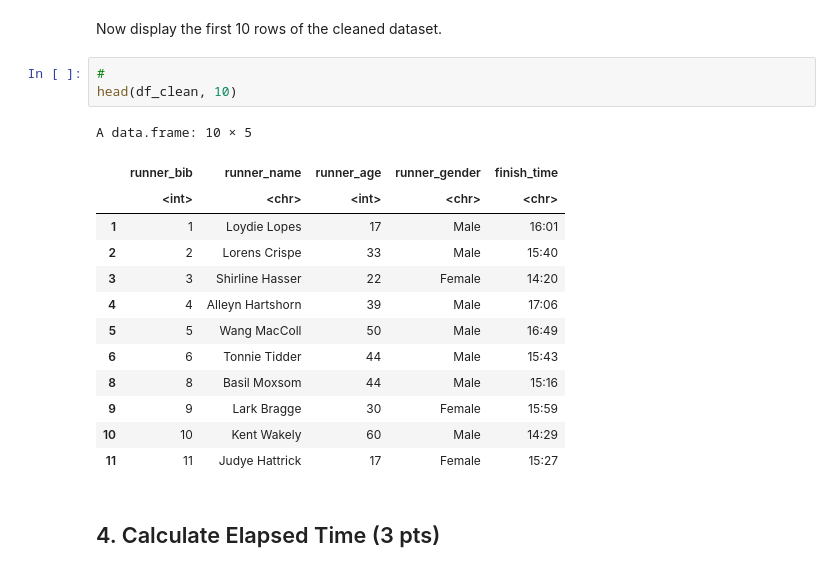
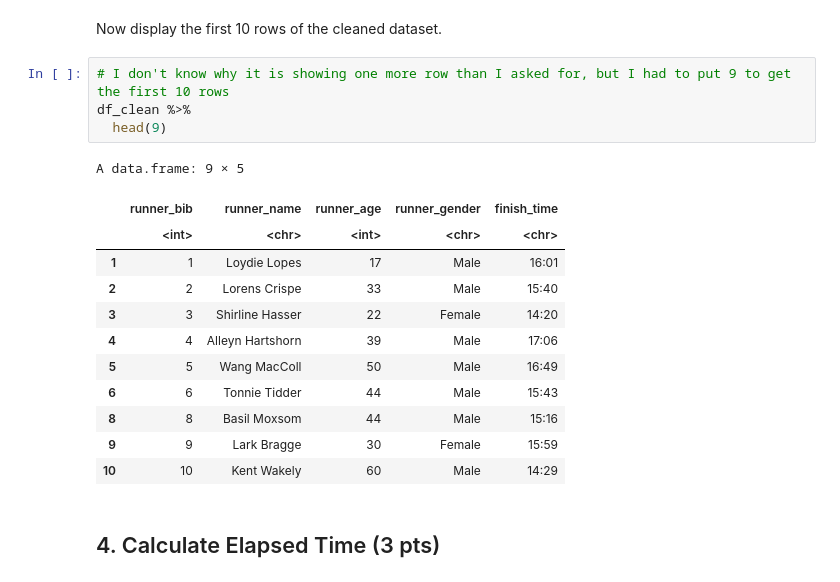
Before and after one commit to EmujinBat/ds1002-kfm8nx, a Jupyter notebook: Copy_of_lab2_race_results.ipynb, the cells around one changed output. Saved outputs shown, nothing was run; the diff lists cells and outputs as text.

```diff
--- a/Copy_of_lab2_race_results.ipynb
+++ b/Copy_of_lab2_race_results.ipynb
@@ -68,23 +79,23 @@ df2[df2==""] <- NA
 df_clean <- na.omit(df2)
 # %% [markdown]
 Now display the first 10 rows of the cleaned dataset.
-# %%
-#
-head(df_clean, 10)
-# %% [output]
-A data.frame: 10 × 5
-|  | runner_bib | runner_name | runner_age | runner_gender | finish_time |
-|  | <int> | <chr> | <int> | <chr> | <chr> |
-| 1 | 1 | Loydie Lopes | 17 | Male | 16:01 |
-| 2 | 2 | Lorens Crispe | 33 | Male | 15:40 |
-| 3 | 3 | Shirline Hasser | 22 | Female | 14:20 |
-| 4 | 4 | Alleyn Hartshorn | 39 | Male | 17:06 |
-| 5 | 5 | Wang MacColl | 50 | Male | 16:49 |
-| 6 | 6 | Tonnie Tidder | 44 | Male | 15:43 |
-| 8 | 8 | Basil Moxsom | 44 | Male | 15:16 |
-| 9 | 9 | Lark Bragge | 30 | Female | 15:59 |
-| 10 | 10 | Kent Wakely | 60 | Male | 14:29 |
-| 11 | 11 | Judye Hattrick | 17 | Female | 15:27 |
+# %%
+# I don't know why it is showing one more row than I asked for, but I had to put 9 to get the first 10 rows
+df_clean %>%
+  head(9)
+# %% [output]
+A data.frame: 9 × 5
+|  | runner_bib | runner_name | runner_age | runner_gender | finish_time |
+|  | <int> | <chr> | <int> | <chr> | <chr> |
+| 1 | 1 | Loydie Lopes | 17 | Male | 16:01 |
+| 2 | 2 | Lorens Crispe | 33 | Male | 15:40 |
+| 3 | 3 | Shirline Hasser | 22 | Female | 14:20 |
+| 4 | 4 | Alleyn Hartshorn | 39 | Male | 17:06 |
+| 5 | 5 | Wang MacColl | 50 | Male | 16:49 |
+| 6 | 6 | Tonnie Tidder | 44 | Male | 15:43 |
+| 8 | 8 | Basil Moxsom | 44 | Male | 15:16 |
+| 9 | 9 | Lark Bragge | 30 | Female | 15:59 |
+| 10 | 10 | Kent Wakely | 60 | Male | 14:29 |
 # %% [markdown]
 ## 4. Calculate Elapsed Time (3 pts)
 # %% [markdown]
```
Also changed, not shown: parts of 1 cell of this notebook.
